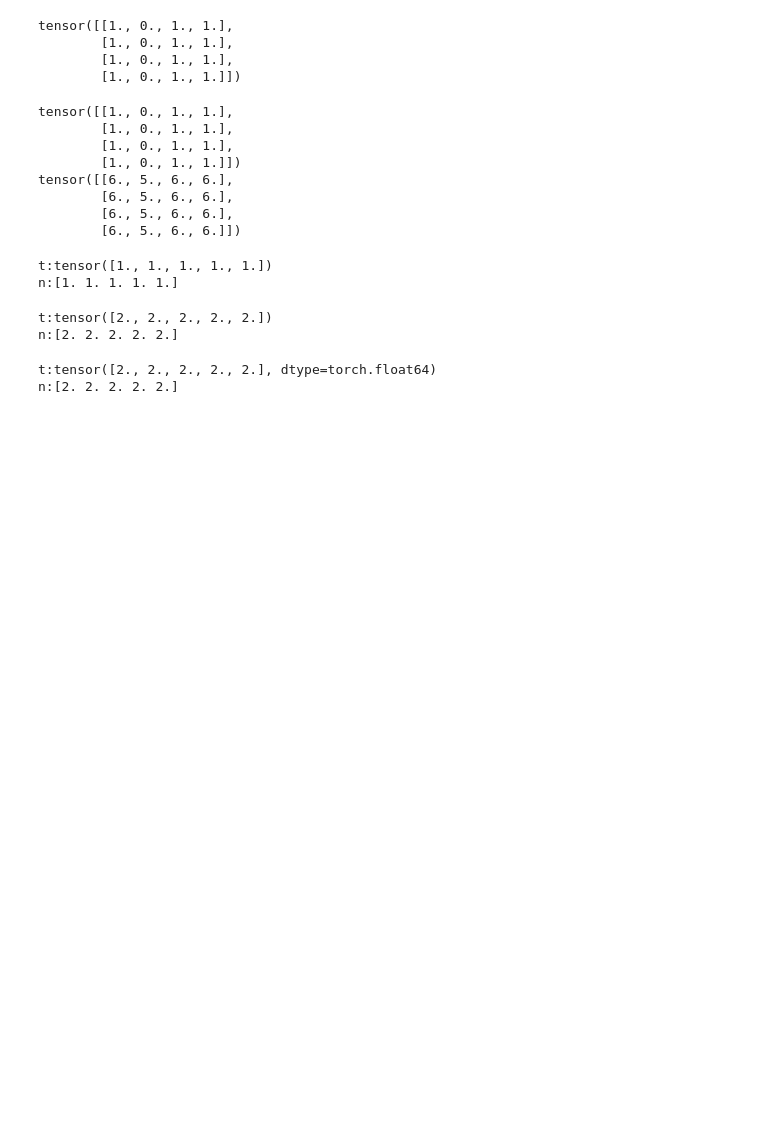
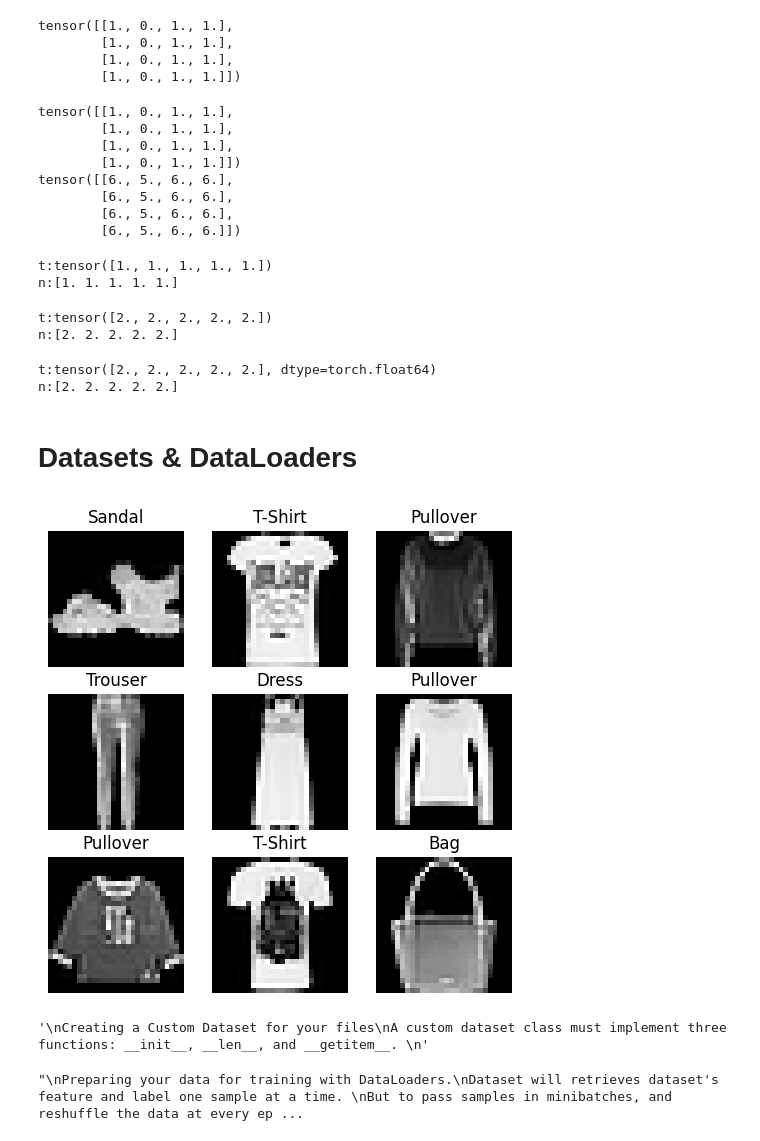
Before and after one commit to Anikacyp/torch, a Jupyter notebook: _downloads/070179efc13bd796c5dd4af7bf52d5b9/intro.ipynb, the cells around one changed output. Saved outputs shown, nothing was run; the diff lists cells and outputs as text; code cells hidden in the pictures; blank space fills up the shorter version.

```diff
--- a/_downloads/070179efc13bd796c5dd4af7bf52d5b9/intro.ipynb
+++ b/_downloads/070179efc13bd796c5dd4af7bf52d5b9/intro.ipynb
@@ -241,3 +241,5 @@ print(f"n:{n}")
 # %% [output]
 t:tensor([2., 2., 2., 2., 2.], dtype=torch.float64)
 n:[2. 2. 2. 2. 2.]
+# %% [markdown]
+# Datasets & DataLoaders
@@ -243,0 +251,61 @@ n:[2. 2. 2. 2. 2.]
+# %%
+# Loading a Dataset
+import torch
+from torch.utils.data import Dataset
+from torchvision import datasets
+from torchvision.transforms import ToTensor
+import matplotlib.pyplot as plt
+training_data = datasets.FashionMNIST(
+    root = "data",
+    train = True,
+    download = True,
+    transform=ToTensor()
+)
+test_data = datasets.FashionMNIST(
+    root = "data",
+    train = False,
+    download=True,
+    transform=ToTensor()
+)
+# %%
+# Iterating and visualizing the Dataset: we can index Datasets like training_data[index]
+labels_map = {
+    0: "T-Shirt",
+    1: "Trouser",
+    2: "Pullover",
+    3: "Dress",
+    4: "Coat",
+    5: "Sandal",
+    6: "Shirt",
+    7: "Sneaker",
+    8: "Bag",
+    9: "Ankle Boot",
+}
+figure = plt.figure(figsize=(6,6))
+cols, rows = 3,3
+for i in range(1, cols*rows+1):
+  sample_idx = torch.randint(len(training_data), size = (1,)).item()
+  img, label = training_data[sample_idx]
+  figure.add_subplot(rows, cols, i)
+  plt.title(labels_map[label])
+  plt.axis("off")
+  plt.imshow(img.squeeze(), cmap = "gray")
+plt.show()
+# %% [output]
+[figure, added]
+# %%
+"""
+Creating a Custom Dataset for your files
+A custom dataset class must implement three functions: __init__, __len__, and __getitem__.
+"""
+# %% [output]
+'\nCreating a Custom Dataset for your files\nA custom dataset class must implement three functions: __init__, __len__, and __getitem__. \n'
+# %%
+"""
+Preparing your data for training with DataLoaders.
+Dataset will retrieves dataset's feature and label one sample at a time.
+But to pass samples in minibatches, and reshuffle the data at every epoch to reduce model overfitting,
+by using python's multiprocessing to speed up data retrieval.
+"""
+# %% [output]
+"\nPreparing your data for training with DataLoaders.\nDataset will retrieves dataset's feature and label one sample at a time. \nBut to pass samples in minibatches, and reshuffle the data at every ep ...
```
Also changed, not shown: parts of 3 cells of this notebook.
